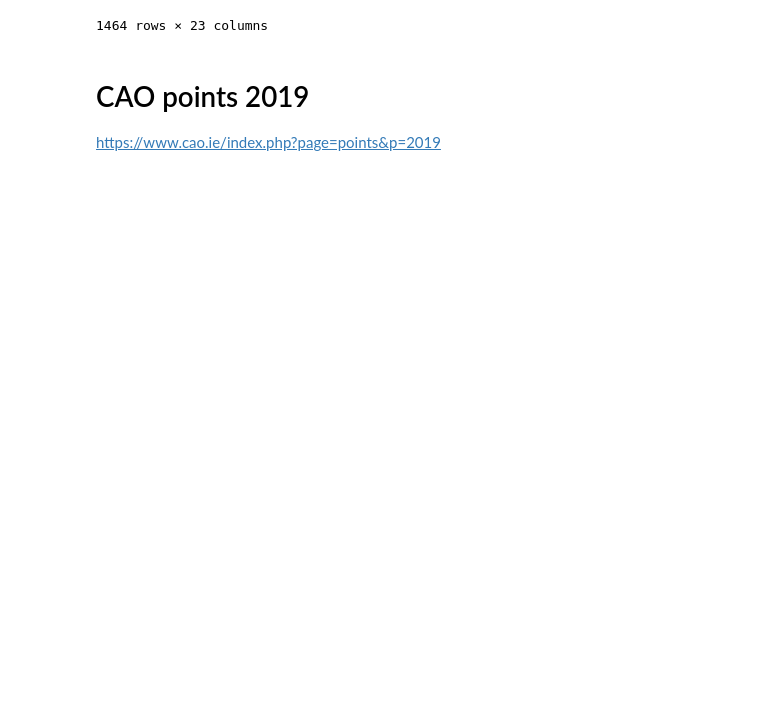
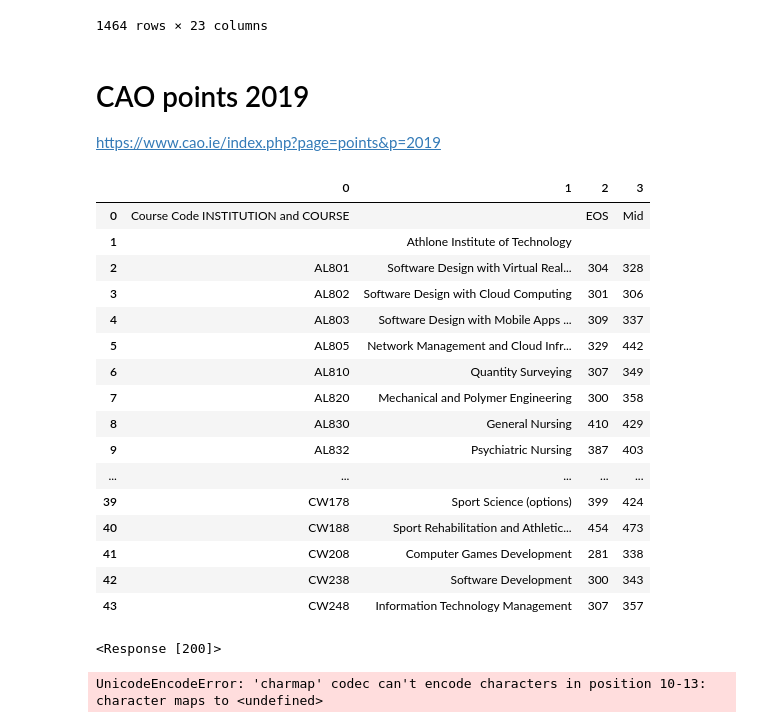
Before and after one commit to susehenry/Fundamentals-of-Data-Analysis, a Jupyter notebook: cao-Copy2.ipynb, the cells around one changed output. Saved outputs shown, nothing was run; the diff lists cells and outputs as text; code cells hidden in the pictures; blank space fills up the shorter version.

Commit message:
import camelot, make data frame from 2019 PDF

```diff
--- a/cao-Copy2.ipynb
+++ b/cao-Copy2.ipynb
@@ -176,0 +179,38 @@ https://www.cao.ie/index.php?page=points&p=2019
+# %%
+tables = camelot.read_pdf('lvl8_19.pdf')
+tables
+tables.export('lvl8_19.csv', f='csv', compress=True) # json, excel, html, markdown, sqlite
+tables[0]
+#Table shape=(7, 7)
+tables[0].parsing_report
+{
+    'accuracy': 99.02,
+    'whitespace': 12.24,
+    'order': 1,
+    'page': 1
+}
+tables[0].to_csv('lvl8_19.pdf') # to_json, to_excel, to_html, to_markdown, to_sqlite
+tables[0].df # get a pandas DataFrame!
+
+
+#url2019 = 'http://www2.cao.ie/points/lvl8_19.pdf'
+
+#url2019 ='https://www.irishtimes.com/polopoly_fs/1.3987209.1565878557!/menu/standard/file/cao2019.pdf'
+# %% [output]
+|  | 0 | 1 | 2 | 3 |
+| 0 | Course Code INSTITUTION and COURSE |  | EOS | Mid |
+| 1 |  | Athlone Institute of Technology |  |  |
+| 2 | AL801 | Software Design with Virtual Real... | 304 | 328 |
+| 3 | AL802 | Software Design with Cloud Computing | 301 | 306 |
+| 4 | AL803 | Software Design with Mobile Apps ... | 309 | 337 |
+| 5 | AL805 | Network Management and Cloud Infr... | 329 | 442 |
+| 6 | AL810 | Quantity Surveying | 307 | 349 |
+| 7 | AL820 | Mechanical and Polymer Engineering | 300 | 358 |
+| 8 | AL830 | General Nursing | 410 | 429 |
+| 9 | AL832 | Psychiatric Nursing | 387 | 403 |
+| ... | ... | ... | ... | ... |
+| 39 | CW178 | Sport Science (options) | 399 | 424 |
+| 40 | CW188 | Sport Rehabilitation and Athletic... | 454 | 473 |
+| 41 | CW208 | Computer Games Development | 281 | 338 |
+| 42 | CW238 | Software Development | 300 | 343 |
+| 43 | CW248 | Information Technology Management | 307 | 357 |
@@ -176,0 +219,4 @@ https://www.cao.ie/index.php?page=points&p=2019
+# %%
+resp
+# %% [output]
+<Response [200]>
@@ -176,0 +230,6 @@ https://www.cao.ie/index.php?page=points&p=2019
+# %%
+# Save the original html file to text file
+with open(path2019, 'w') as f:
+    f.write(resp.text)
+# %% [output]
+UnicodeEncodeError: 'charmap' codec can't encode characters in position 10-13: character maps to <undefined>
```
Also changed, not shown: parts of 15 cells of this notebook, 9 other files.
